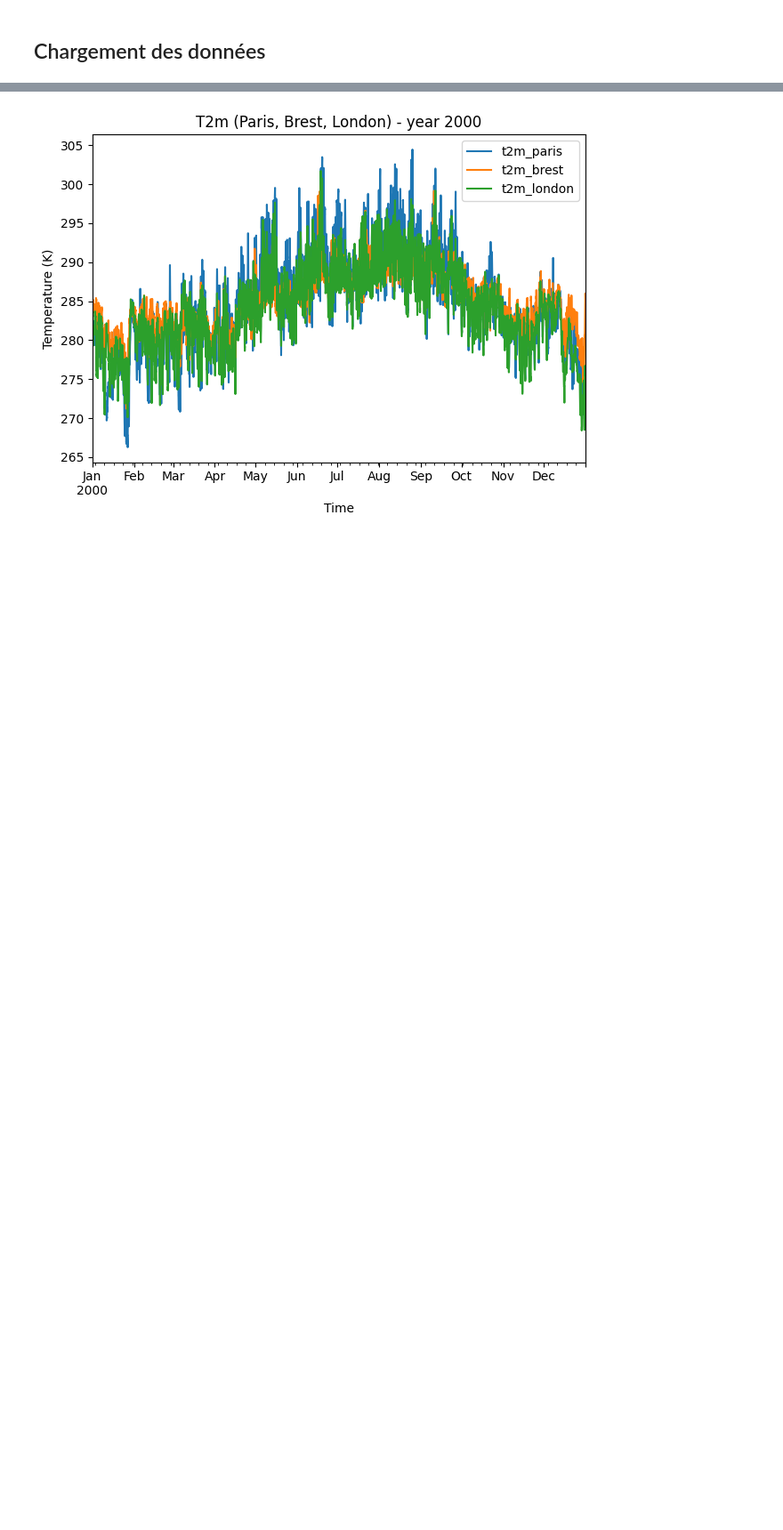
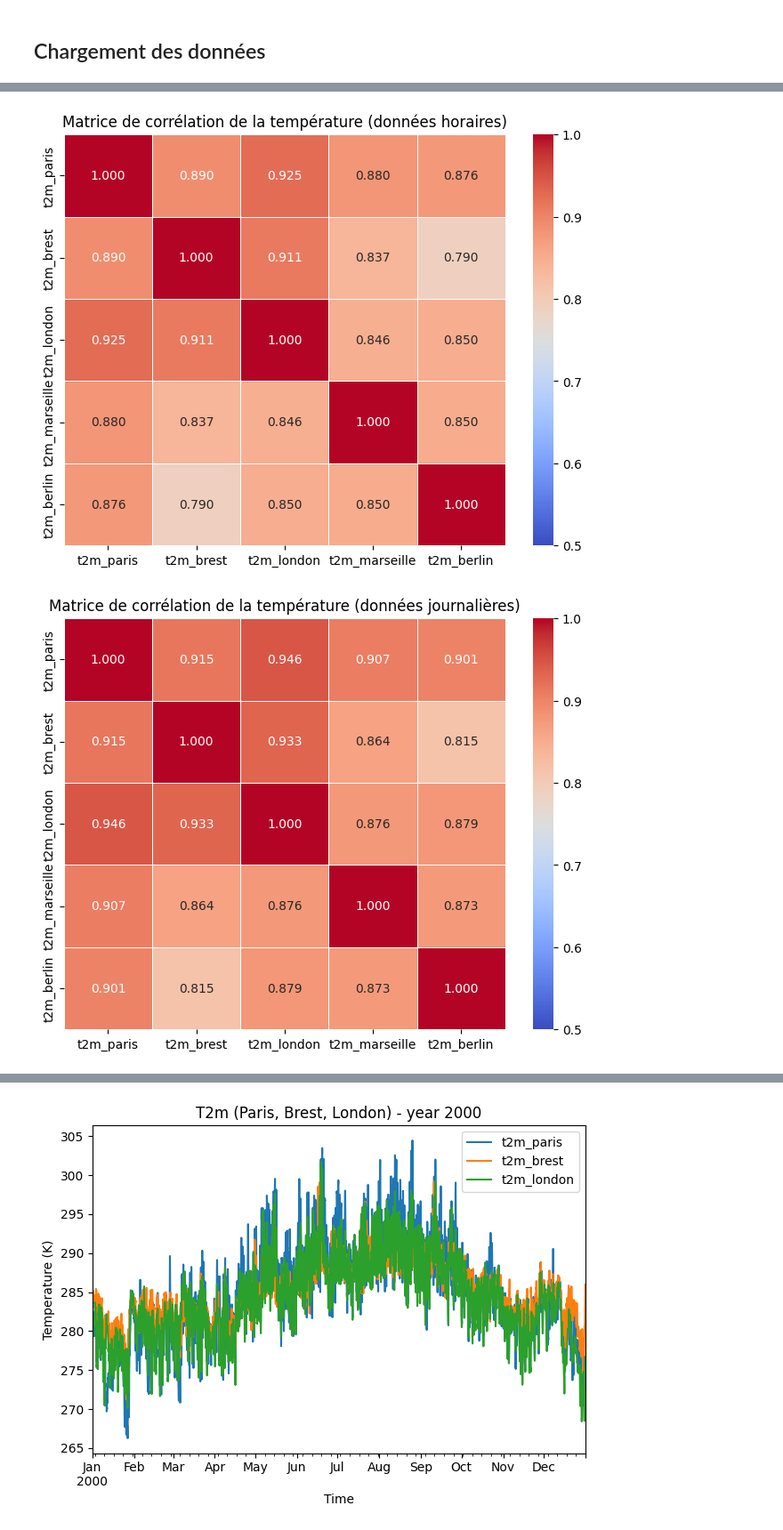
Before and after one commit to louislairy/ML4C-Project-Bracco-Lairy, a Jupyter notebook: project_weather.ipynb, the cells around one changed output, grey strips where cells are left out. Shown at 89% size. Saved outputs shown, nothing was run; the diff lists cells and outputs as text; code cells hidden in the pictures; blank space fills up the shorter version.

```diff
--- a/project_weather.ipynb
+++ b/project_weather.ipynb
@@ -112,0 +168,6 @@ df_t2m = pd.concat(dfs, axis=1, join="inner").sort_index()
+# %%
+df_t2m = df_all.filter(regex='t2m_')
+print(df_t2m.head())
+print(f"Taille initiale de df_t2m : {df_t2m.shape}")
+df_t2m.dropna(inplace=True)
+print(f"Taille finale de df_t2m après synchronisation : {df_t2m.shape}")
@@ -144,0 +281,21 @@ plt.show()
+# %%
+# rééchantillonage de la matrice df_t2m en données journalières
+df_t2m_daily = df_t2m.resample('D').mean()
+
+#On va tracer les correlations entre les différentes villes pour la variable t2m uniquement, avec les données rééchantillonnées en données horaires et les données brutes
+corr_matrix_t2m = df_t2m.corr()
+corr_matrix_t2m_daily = df_t2m_daily.corr()
+
+
+plt.figure(figsize=(8, 6))
+sns.heatmap(corr_matrix_t2m, annot=True, cmap='coolwarm', fmt=".3f",vmin=0.5, vmax=1,linewidths=.5)
+plt.title("Matrice de corrélation de la température (données horaires)")
+plt.show()
+
+plt.figure(figsize=(8, 6))
+sns.heatmap(corr_matrix_t2m_daily, annot=True, cmap='coolwarm', fmt=".3f",vmin=0.5, vmax=1,linewidths=.5)
+plt.title("Matrice de corrélation de la température (données journalières)")
+plt.show()
+# %% [output]
+[figure, added]
+[figure, added]
```
Also changed, not shown: parts of 81 cells of this notebook.
